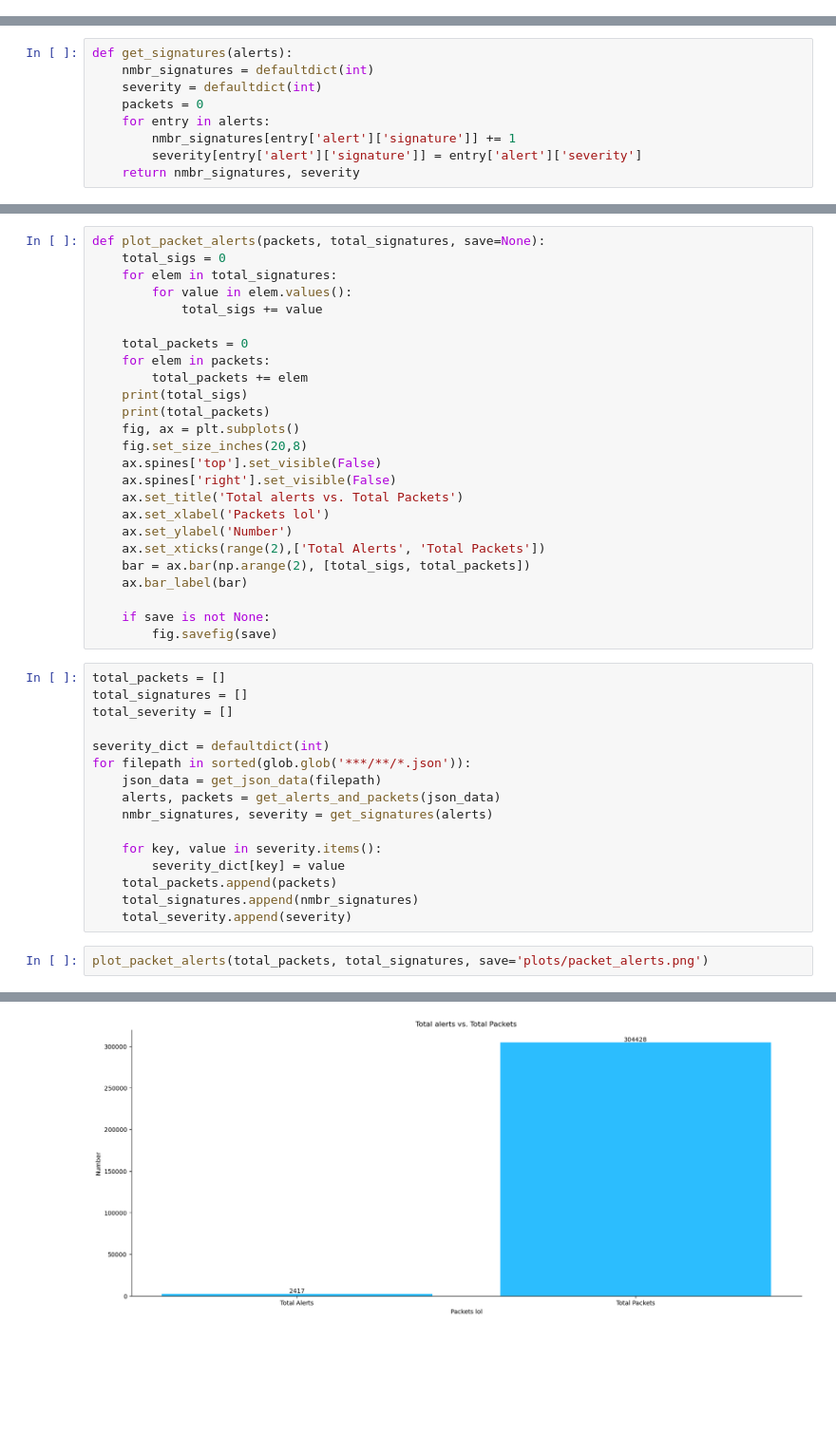
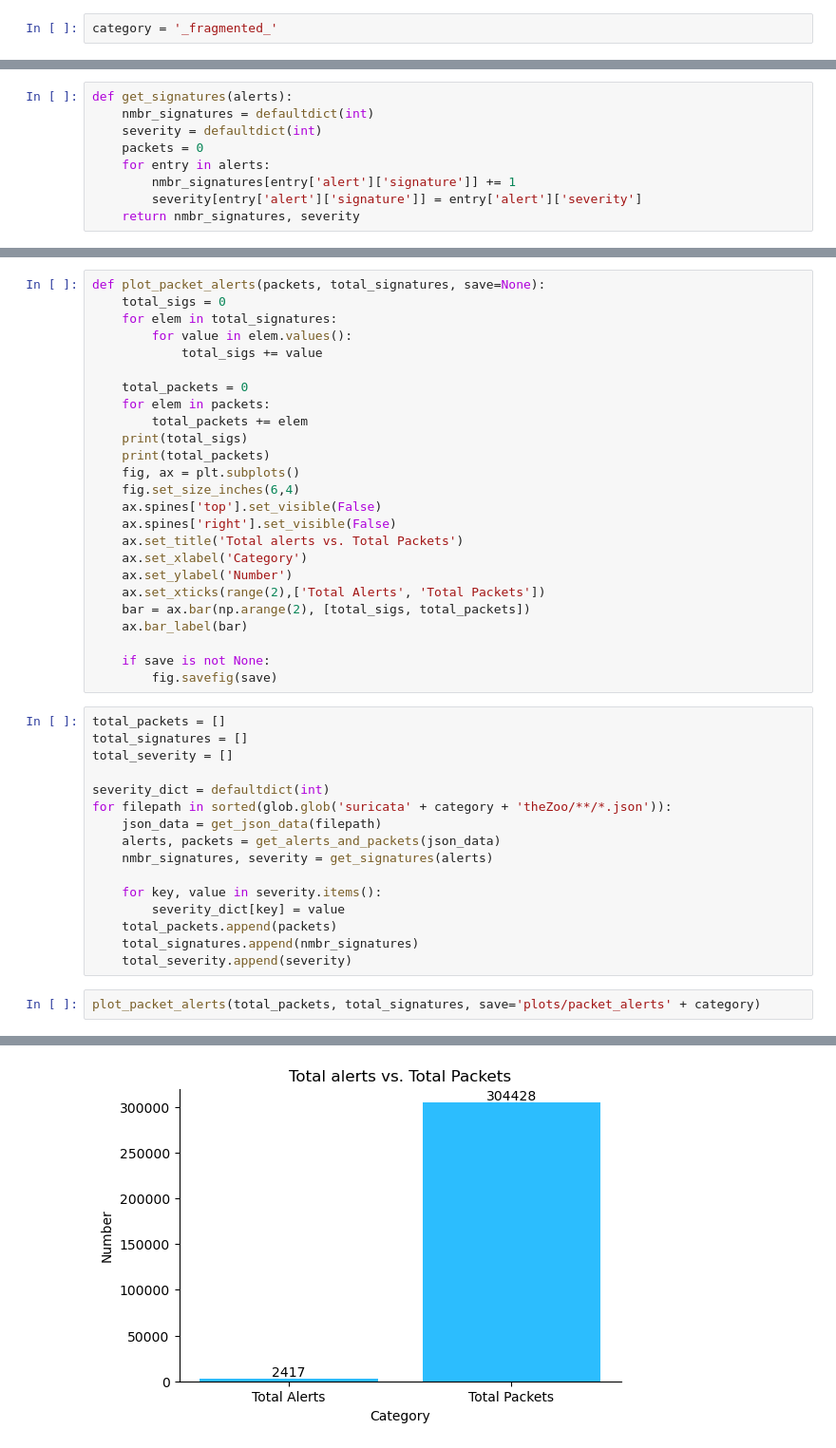
Before and after one commit to PaMemmes/Adding-Interpretability-to-an-Anomaly-Based-Method, a Jupyter notebook: suricata_analysis/analysis.ipynb, the cells around one changed output, grey strips where cells are left out. Shown: that part at 95% size. Drawn from its saved outputs; the diff is of its cells as text; blank space fills up the shorter version.

```diff
--- a/suricata_analysis/analysis.ipynb
+++ b/suricata_analysis/analysis.ipynb
@@ -12,6 +12,8 @@ import re
 from collections import defaultdict
 
 import orjson
+# %%
+category = '_fragmented_'
 # %%
 CB91_Blue = '#2CBDFE'
 CB91_Green = '#47DBCD'
@@ -120,11 +123,11 @@ def plot_packet_alerts(packets, total_signatures, save=None):
     print(total_sigs)
     print(total_packets)
     fig, ax = plt.subplots()
-    fig.set_size_inches(20,8)
+    fig.set_size_inches(6,4)
     ax.spines['top'].set_visible(False)
     ax.spines['right'].set_visible(False)
     ax.set_title('Total alerts vs. Total Packets')
-    ax.set_xlabel('Packets lol')
+    ax.set_xlabel('Category')
     ax.set_ylabel('Number')
     ax.set_xticks(range(2),['Total Alerts', 'Total Packets'])
     bar = ax.bar(np.arange(2), [total_sigs, total_packets])
@@ -138,7 +141,7 @@ total_signatures = []
 total_severity = []
 
 severity_dict = defaultdict(int)
-for filepath in sorted(glob.glob('***/**/*.json')):
+for filepath in sorted(glob.glob('suricata' + category + 'theZoo/**/*.json')):
     json_data = get_json_data(filepath)
     alerts, packets = get_alerts_and_packets(json_data)
     nmbr_signatures, severity = get_signatures(alerts)
@@ -149,9 +152,9 @@ for filepath in sorted(glob.glob('***/**/*.json')):
     total_signatures.append(nmbr_signatures)
     total_severity.append(severity)
 # %%
-plot_packet_alerts(total_packets, total_signatures, save='plots/packet_alerts.png')
+plot_packet_alerts(total_packets, total_signatures, save='plots/packet_alerts' + category)
 # %% [output]
 2417
 304428
-[figure, old version]
+[figure, new version]
 # %%
```
Also changed, not shown: parts of 8 cells of this notebook.
